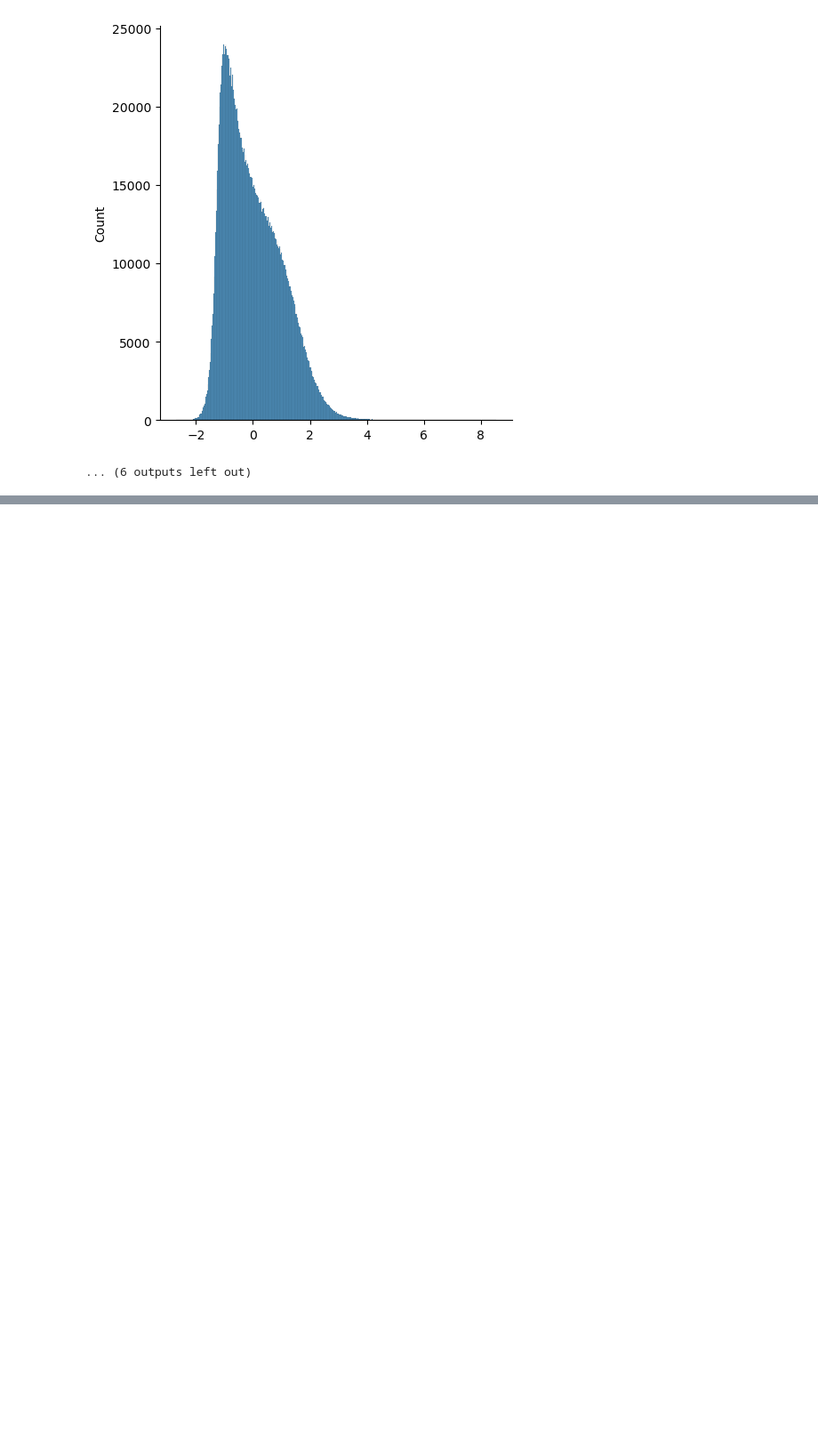
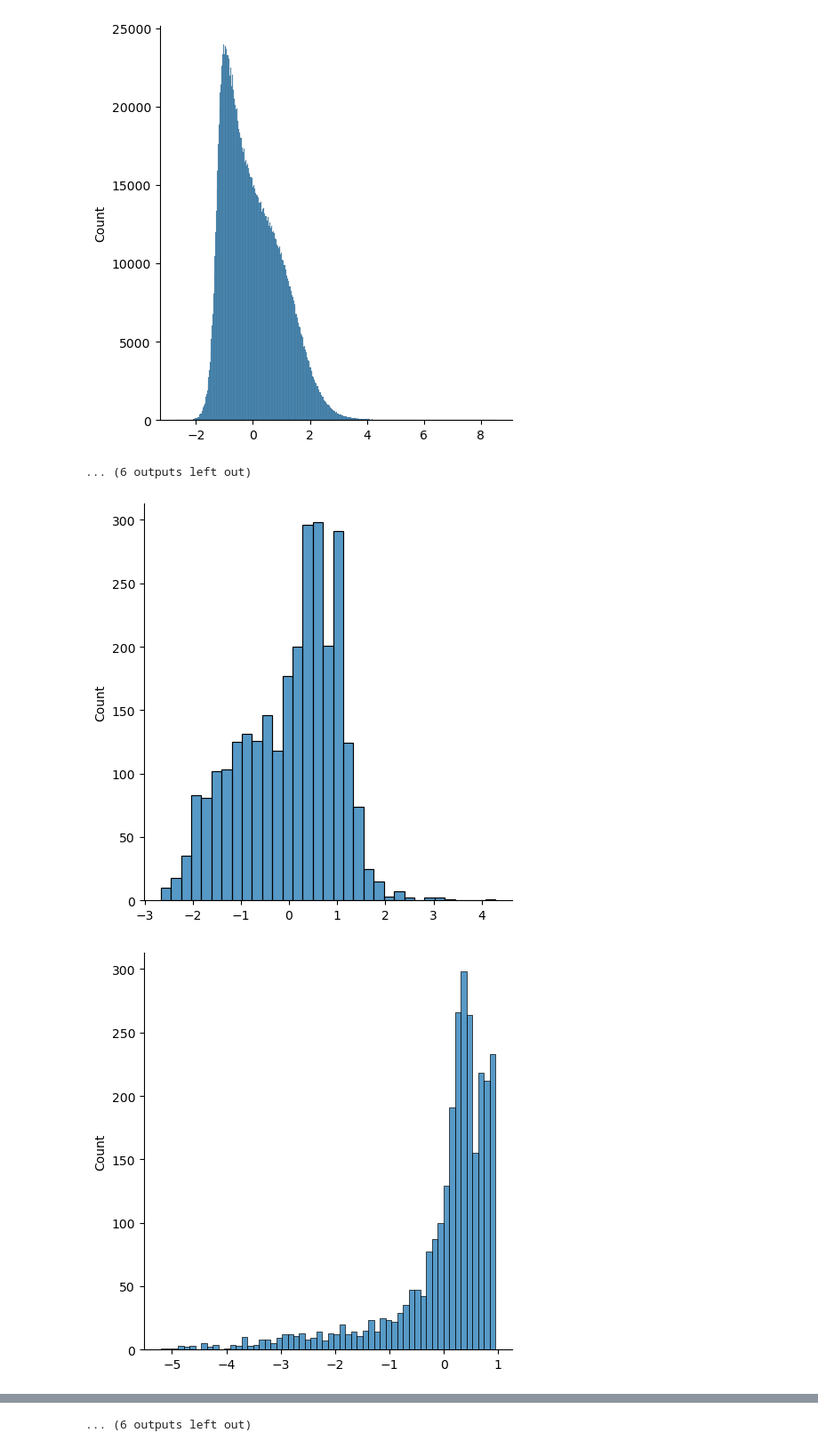
Before and after one commit to JonathanCrabbe/FourierDiffusion, a Jupyter notebook: notebooks/droughts_exploration.ipynb, the cells around one changed output, grey strips where cells are left out. Shown at 89% size. Saved outputs shown, nothing was run; the diff lists cells and outputs as text; code cells hidden in the pictures; blank space fills up the shorter version.

```diff
--- a/notebooks/droughts_exploration.ipynb
+++ b/notebooks/droughts_exploration.ipynb
@@ -143,3 +156,10 @@ for i in range(18):
 [figure]
 [figure]
 ... (6 outputs left out)
+# %%
+for feat in range(0, 18):
+    sns.displot(X_norm_dft[:, 0, feat].flatten())
+    plt.show()
+# %% [output]
+[figure, added]
+[figure, added]
@@ -145,0 +176 @@ for i in range(18):
+... (6 outputs left out)
```
Also changed, not shown: parts of 12 cells of this notebook, 3 other files.
